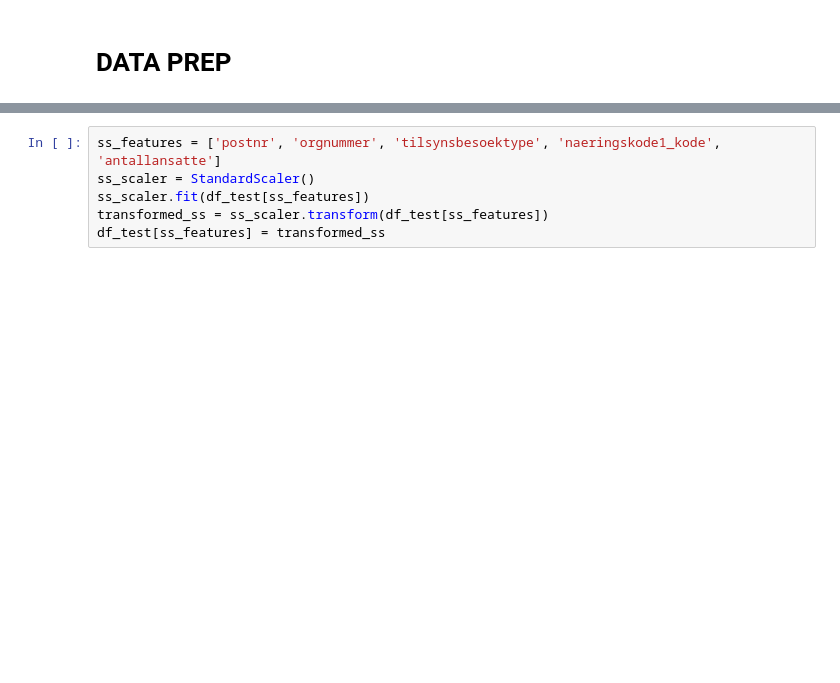
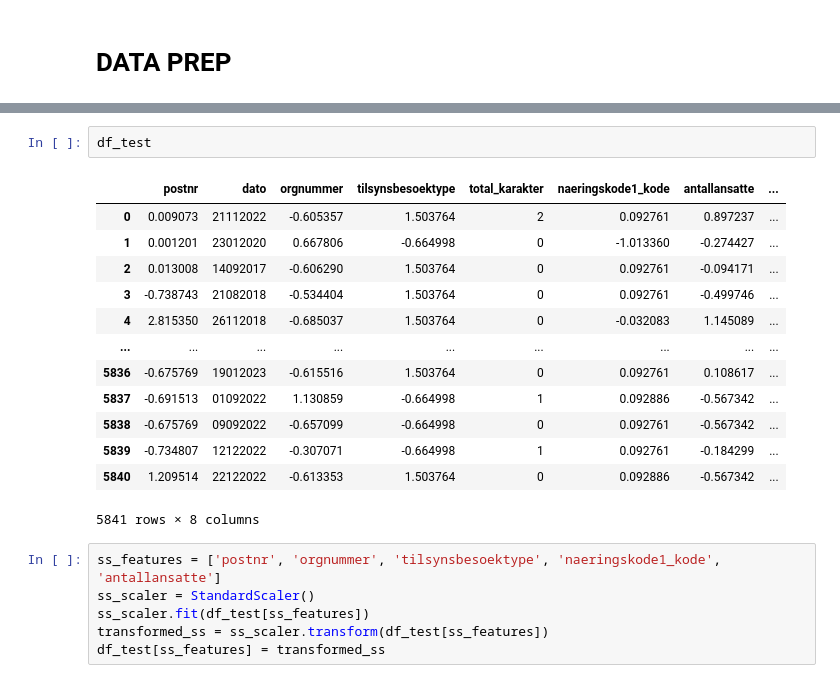
Before and after one commit to drimepal/gradprojectgrp3, a Jupyter notebook: ML/ml_testing.ipynb, the cells around one changed output, grey strips where cells are left out. Saved outputs shown, nothing was run; the diff lists cells and outputs as text; blank space fills up the shorter version.

```diff
--- a/ML/ml_testing.ipynb
+++ b/ML/ml_testing.ipynb
@@ -44,3 +69,19 @@ plt.show()
+# %%
+df_test
+# %% [output]
+|  | postnr | dato | orgnummer | tilsynsbesoektype | total_karakter | naeringskode1_kode | antallansatte | ... |
+| 0 | 0.009073 | 21112022 | -0.605357 | 1.503764 | 2 | 0.092761 | 0.897237 | ... |
+| 1 | 0.001201 | 23012020 | 0.667806 | -0.664998 | 0 | -1.013360 | -0.274427 | ... |
+| 2 | 0.013008 | 14092017 | -0.606290 | 1.503764 | 0 | 0.092761 | -0.094171 | ... |
+| 3 | -0.738743 | 21082018 | -0.534404 | 1.503764 | 0 | 0.092761 | -0.499746 | ... |
+| 4 | 2.815350 | 26112018 | -0.685037 | 1.503764 | 0 | -0.032083 | 1.145089 | ... |
+| ... | ... | ... | ... | ... | ... | ... | ... | ... |
+| 5836 | -0.675769 | 19012023 | -0.615516 | 1.503764 | 0 | 0.092761 | 0.108617 | ... |
+| 5837 | -0.691513 | 01092022 | 1.130859 | -0.664998 | 1 | 0.092886 | -0.567342 | ... |
+| 5838 | -0.675769 | 09092022 | -0.657099 | -0.664998 | 0 | 0.092761 | -0.567342 | ... |
+| 5839 | -0.734807 | 12122022 | -0.307071 | -0.664998 | 1 | 0.092761 | -0.184299 | ... |
+| 5840 | 1.209514 | 22122022 | -0.613353 | 1.503764 | 0 | 0.092886 | -0.567342 | ... |
+5841 rows × 8 columns
 # %%
 ss_features = ['postnr', 'orgnummer', 'tilsynsbesoektype', 'naeringskode1_kode', 'antallansatte']
 ss_scaler = StandardScaler()
```
Also changed, not shown: parts of 12 cells of this notebook.
